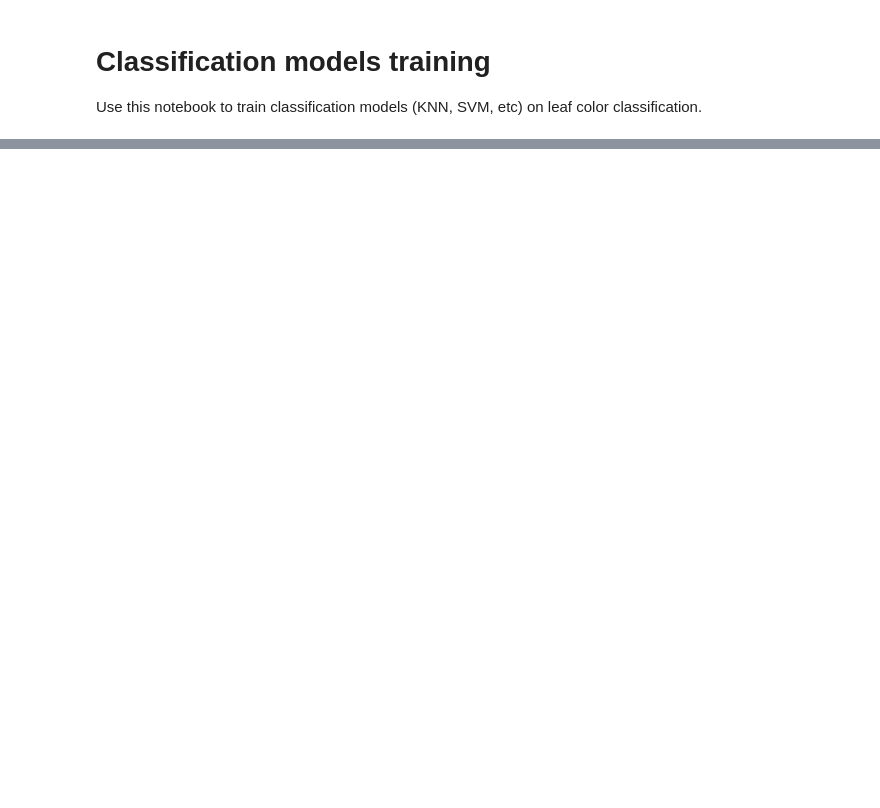
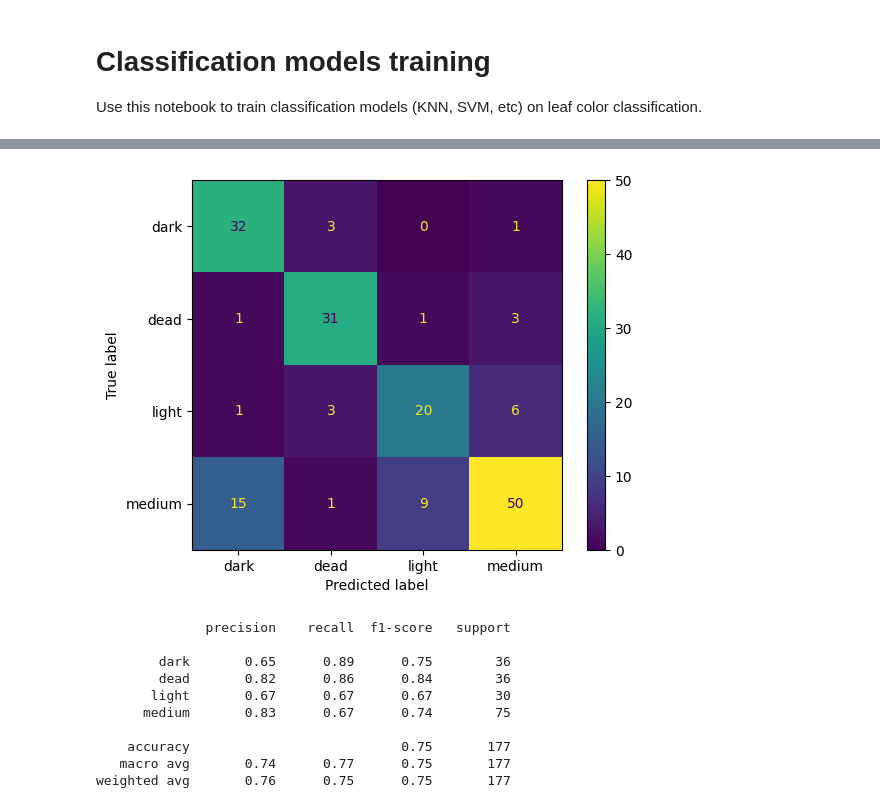
Before and after one commit to juliokscesar/scg-leaf-count, a Jupyter notebook: classify_train.ipynb, the cells around one changed output, grey strips where cells are left out. Saved outputs shown, nothing was run; the diff lists cells and outputs as text; code cells hidden in the pictures; blank space fills up the shorter version.

Commit message:
organizing notebooks and added SGDBasedClassifier

```diff
--- a/classify_train.ipynb
+++ b/classify_train.ipynb
@@ -123,0 +186,15 @@ def channels_feature_preprocess(objX):
+# %%
+######### RESNET18 FEATURE EXTRACTION
+# BEST TEST: HINGE
+
+from analysis.classify import SGDBasedClassifier
+
+LOSS_FN = ["hinge", "log_loss", "modified_huber", "squared_hinge", "perceptron", "squared_error", "huber", "epsilon_insensitive", "squared_epsilon_insensitive"]
+for loss in LOSS_FN:
+    sgd = SGDBasedClassifier(loss=loss, max_iter=1000, preprocess=rn_feature_preprocess)
+    sgd.train(X_train, y_train)
+
+    print("_"*82)
+    print(f"EVALUATION: loss = {loss!r}")
+    print("_"*82)
+    sgd.evaluate(X_test, y_test, disp_labels=class_labels)
@@ -128,10 +207,10 @@ def channels_feature_preprocess(objX):
 
 from analysis.classify import KNNClassifier
 
-# LEAF CLASSIFICATION: K = 7
+# LEAF CLASSIFICATION: K = 8
 # BLOOD CELL CLASSIFICATION: K = 2
 
-resnet_knn = KNNClassifier(n_neighbors=7, preprocess=rn_feature_preprocess)
+resnet_knn = KNNClassifier(n_neighbors=8, preprocess=rn_feature_preprocess)
 resnet_knn.train(X_train, y_train)
 resnet_knn.evaluate(X_test, y_test, disp_labels=class_labels)
 # %%
@@ -143,10 +222,10 @@ resnet_knn.save_state("hem_knn_rn34_k2.skl")
 
 from analysis.classify import KNNClassifier
 
-# LEAF CLASSIFICATION: K = 3
+# LEAF CLASSIFICATION: K = 4
 # BCELL CLASSIFICATION: K = 5
 
-knn = KNNClassifier(n_neighbors=3, preprocess=channels_feature_preprocess)
+knn = KNNClassifier(n_neighbors=4, preprocess=channels_feature_preprocess)
 knn.train(X_train, y_train)
 knn.evaluate(X_test, y_test, disp_labels=class_labels)
 # %%
@@ -175,3 +254,25 @@ sv.train(X_train, y_train)
 sv.evaluate(X_test, y_test, disp_labels=class_labels)
 # %%
 sv.save_state("svm.skl")
+# %%
+############################################################
+##### TRAIN SGD WITH MANUAL CHANNEL FEATURE EXTRACTION #####
+############################################################
+
+from analysis.classify import SGDBasedClassifier
+
+sgd = SGDBasedClassifier(loss="hinge", preprocess=channels_feature_preprocess, max_iter=5000)
+sgd.train(X_train, y_train)
+sgd.evaluate(X_test, y_test, disp_labels=class_labels)
+# %% [output]
+[figure, added]
+              precision    recall  f1-score   support
+
+        dark       0.65      0.89      0.75        36
+        dead       0.82      0.86      0.84        36
+       light       0.67      0.67      0.67        30
+      medium       0.83      0.67      0.74        75
+
+    accuracy                           0.75       177
+   macro avg       0.74      0.77      0.75       177
+weighted avg       0.76      0.75      0.75       177
```
Also changed, not shown: parts of 16 cells of this notebook, 3 other files.
